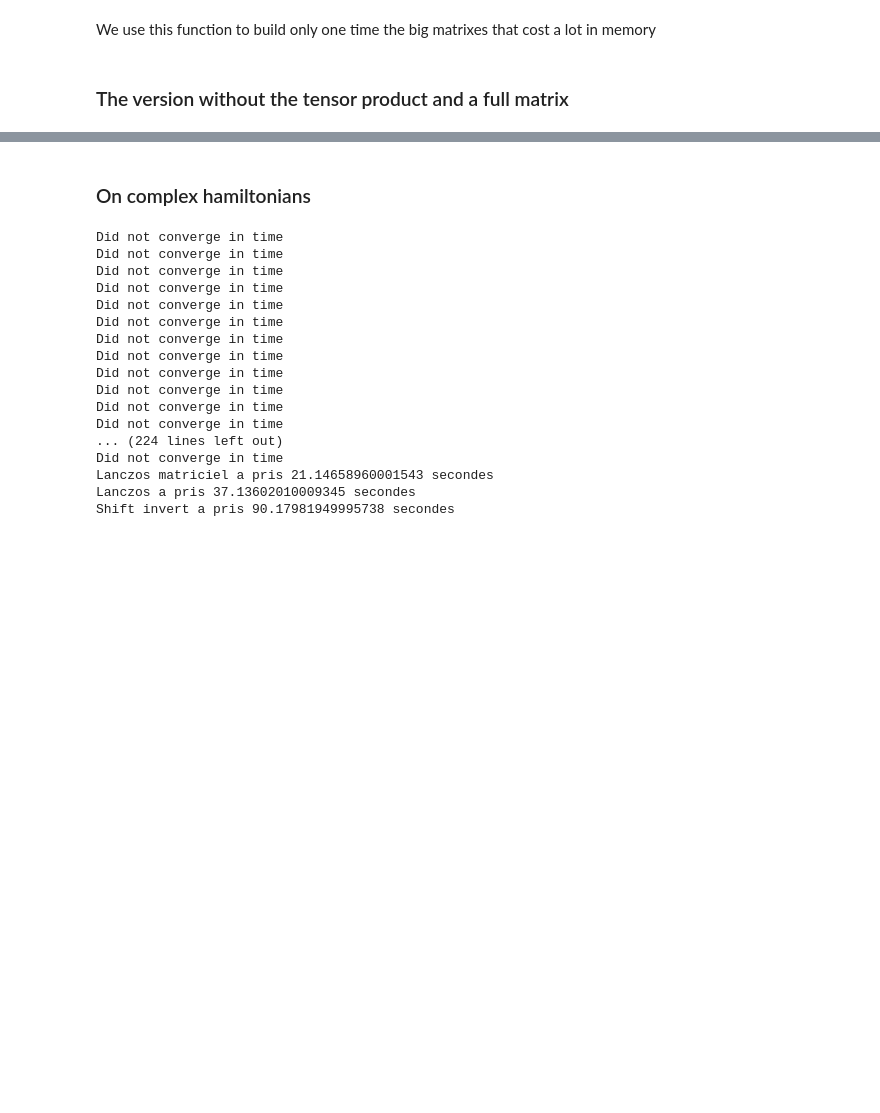
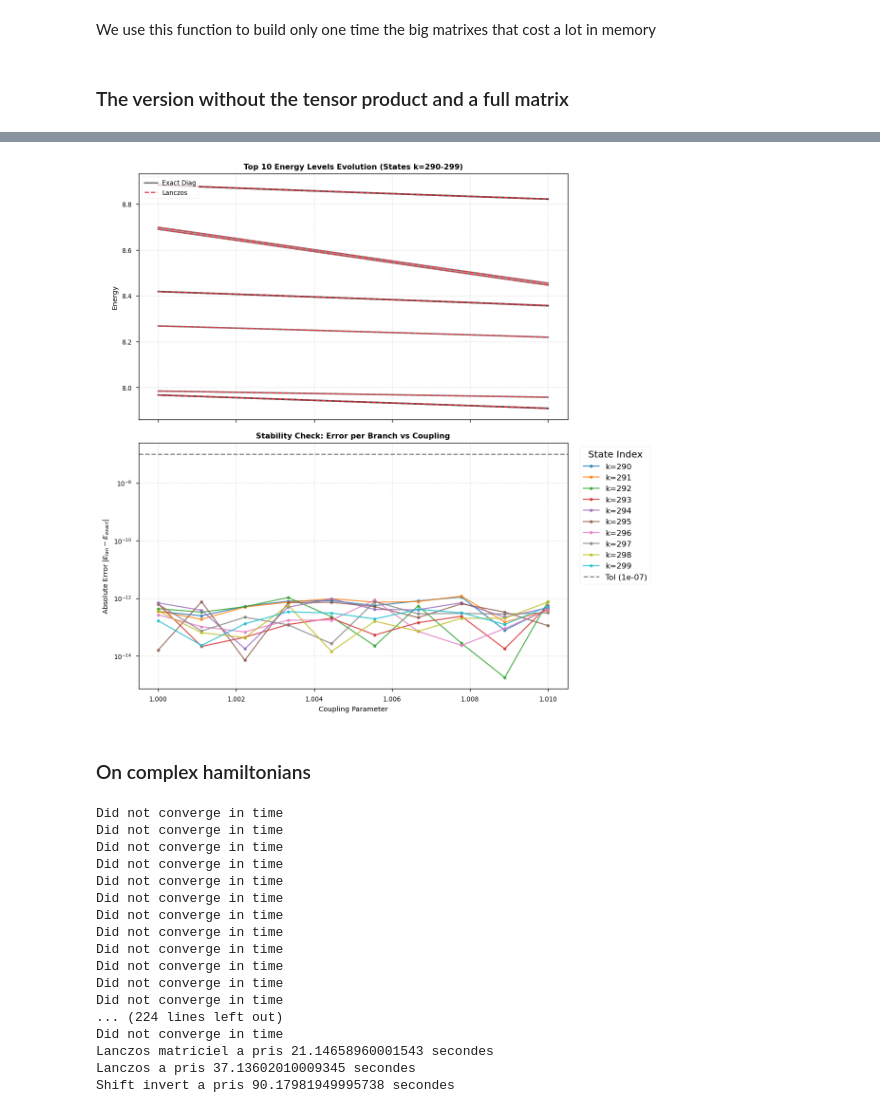
Before and after one commit to Grucciman/TR-Control, a Jupyter notebook: Internship/shift_invert.ipynb, the cells around one changed output, grey strips where cells are left out. Saved outputs shown, nothing was run; the diff lists cells and outputs as text; code cells hidden in the pictures; blank space fills up the shorter version.

```diff
--- a/Internship/shift_invert.ipynb
+++ b/Internship/shift_invert.ipynb
@@ -567,15 +350,6 @@ def get_values_shift_invert_complex(H_func, n_branches, param_list, tol=1e-8):
 # %% [markdown]
 ### Classical Lanczos implementation
 # %%
-class IterationCounter:
-    def __init__(self, mat):
-        self.mat = mat
-        self.count = 0
-    def __call__(self, x):
-        self.count += 1
-        return self.mat @ x
-
-
 def get_values_Lanczos(H_func, n_branches, param_list, tol=1e-8):
     global residu_lanczos
     H_0 = H_func(param_list[0])
@@ -599,7 +373,7 @@ def get_values_Lanczos(H_func, n_branches, param_list, tol=1e-8):
 
         H = sp_linalg.LinearOperator(H.shape, matvec=IterationCounter(H))
 
-        energies_i, vectors_i = sp_linalg.eigsh(H, k=n_branches, v0=v0_guess, which="SA", tol = tol)
+        energies_i, vectors_i = sp_linalg.eigsh(H, k=n_branches, v0=v0_guess, which="SA", tol = tol, ncv = max(100, 2*n_branches+1))
 
         idx = energies_i.argsort()
         energies_i = energies_i[idx]
@@ -613,3 +387,11 @@ def get_values_Lanczos(H_func, n_branches, param_list, tol=1e-8):
 
 
     return all_energies, np.array(all_vectors)
+
+class IterationCounter:
+    def __init__(self, mat):
+        self.mat = mat
+        self.count = 0
+    def __call__(self, x):
+        self.count += 1
+        return self.mat @ x
@@ -1294,0 +1581,71 @@ ValueError: operands could not be broadcast together with shapes (50,30) (25,40)
+# %%
+import matplotlib.pyplot as plt
+import numpy as np
+
+# --- 1. PRÉPARATION DES DONNÉES ---
+
+# On s'assure que E_lan est dans le bon sens (n_steps, n_states)
+if E_lan.shape[0] != len(coupling_list):
+    E_lan = E_lan.T
+
+# Dimensions actuelles
+n_steps, n_computed = E_lan.shape
+
+# On sélectionne les 10 derniers indices calculés
+n_zoom = 10
+start_idx = max(0, n_computed - n_zoom)
+indices_zoom = np.arange(start_idx, n_computed)
+
+print(f"Visualisation des états k={indices_zoom[0]} à {indices_zoom[-1]} sur {n_steps} points de couplage.")
+
+# --- 2. TRACÉ ---
+plt.style.use('seaborn-v0_8-paper')
+fig, (ax1, ax2) = plt.subplots(2, 1, figsize=(10, 10), sharex=True, dpi=120)
+
+# --- PLOT 1 : ÉVOLUTION DES ÉNERGIES (SPECTRE) ---
+# On boucle sur chaque état k sélectionné
+for i, k in enumerate(indices_zoom):
+    # Récupération des trajectoires
+    traj_exact = exact_energies_arr[:, k]
+    traj_lan = E_lan[:, k]
+
+    # Gestion de la légende (on ne l'affiche qu'une fois pour ne pas polluer)
+    label_exact = "Exact Diag" if i == 0 else "_nolegend_"
+    label_lan = "Lanczos" if i == 0 else "_nolegend_"
+
+    # Tracé Exact (Ligne continue noire/grise)
+    ax1.plot(coupling_list, traj_exact, color='black', alpha=0.5, linewidth=2, label=label_exact)
+
+    # Tracé Lanczos (Pointillés rouges ou croix)
+    ax1.plot(coupling_list, traj_lan, color='#E63946', linestyle='--', marker='x',
+             markersize=6, linewidth=1.5, label=label_lan)
+
+ax1.set_ylabel('Energy')
+ax1.set_title(f'Top {n_zoom} Energy Levels Evolution (States k={indices_zoom[0]}-{indices_zoom[-1]})', fontweight='bold')
+ax1.legend(loc='upper left')
+ax1.grid(True, linestyle=':', alpha=0.6)
+
+# --- PLOT 2 : ÉVOLUTION DE L'ERREUR ---
+# On trace l'erreur pour chaque branche
+for i, k in enumerate(indices_zoom):
+    traj_exact = exact_energies_arr[:, k]
+    traj_lan = E_lan[:, k]
+    error = np.abs(traj_lan - traj_exact)
+
+    ax2.plot(coupling_list, error, 'o-', markersize=4, alpha=0.8, label=f'k={k}')
+
+# Ligne de tolérance
+ax2.axhline(y=tol_val, color='gray', linestyle='--', linewidth=1.5, label=f'Tol ({tol_val})')
+
+ax2.set_xlabel('Coupling Parameter')
+ax2.set_ylabel(r'Absolute Error $|E_{lan} - E_{exact}|$')
+ax2.set_yscale('log')
+ax2.set_title('Stability Check: Error per Branch vs Coupling', fontweight='bold')
+
+# Légende compacte à droite pour identifier quelle branche pose problème
+ax2.legend(bbox_to_anchor=(1.02, 1), loc='upper left', title="State Index", fontsize='small')
+ax2.grid(True, which='both', linestyle=':', alpha=0.6)
+
+plt.tight_layout()
+plt.show()
+# %% [output]
@@ -1295,3 +1653,4 @@ ValueError: operands could not be broadcast together with shapes (50,30) (25,40)
+[figure, added]
 # %% [markdown]
 ### On complex hamiltonians
 # %%
```
Also changed, not shown: parts of 33 cells of this notebook.
